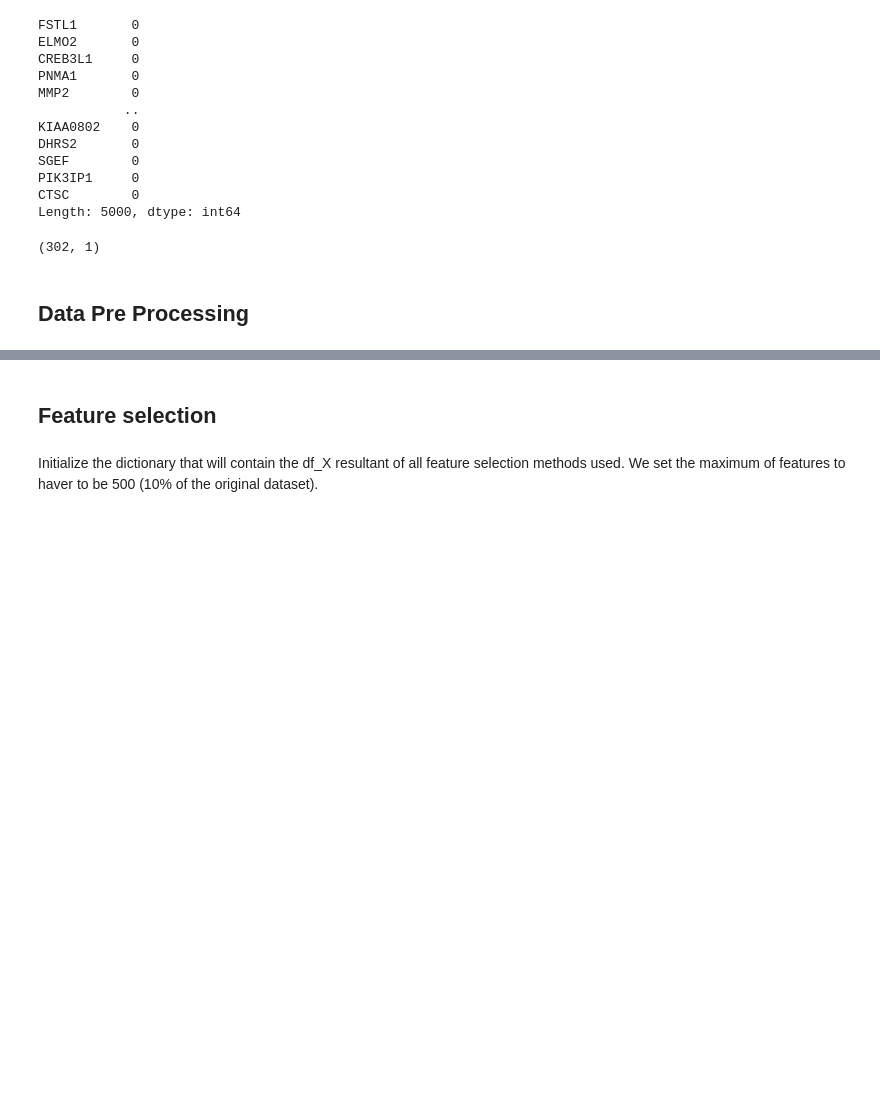
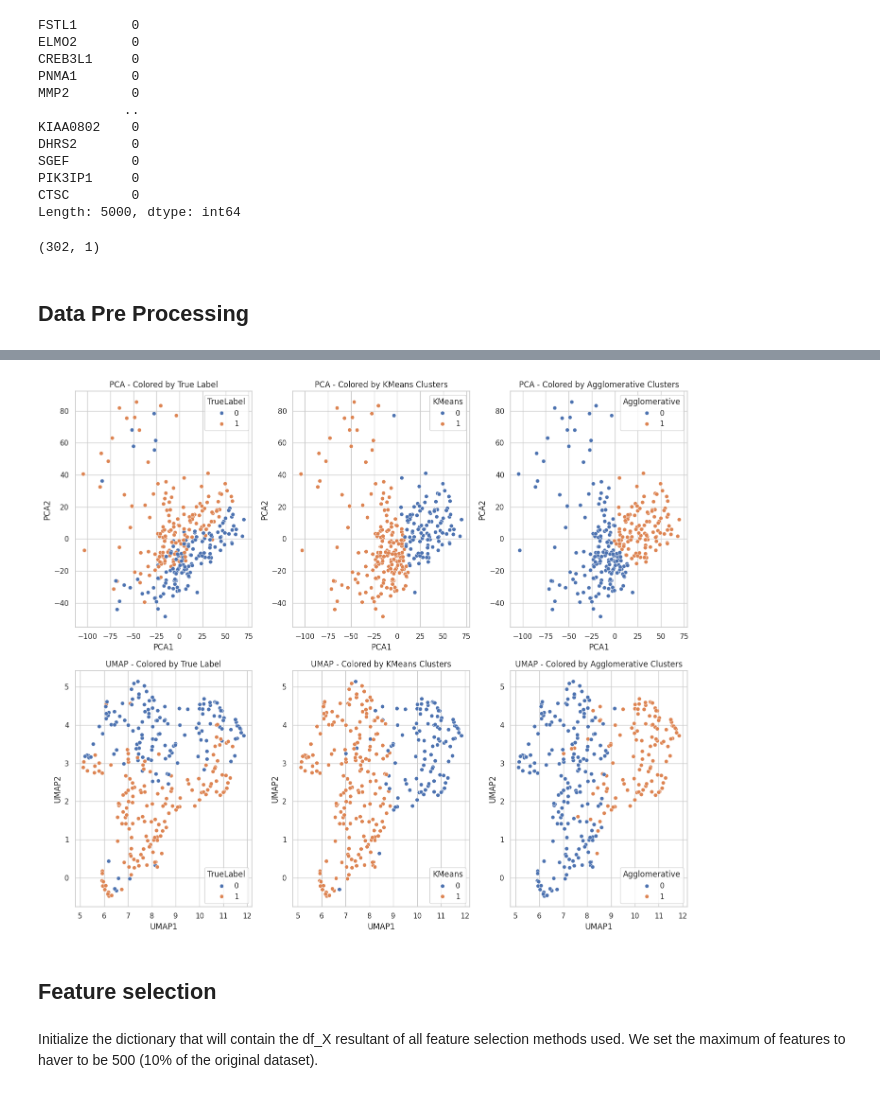
Before and after one commit to barbara-s-neto/Gene_Expression_Cancer_Class, a Jupyter notebook: babs.ipynb, the cells around one changed output, grey strips where cells are left out. Cells and saved outputs as stored; diff of their text form; code cells hidden in the pictures; blank space fills up the shorter version.

```diff
--- a/babs.ipynb
+++ b/babs.ipynb
@@ -65,0 +73,6 @@ X_scaled = scaler.fit_transform(df_X)
+# %%
+kmeans = KMeans(n_clusters=2, random_state=42)
+kmeans_labels = kmeans.fit_predict(X_scaled)
+# %%
+agg = AgglomerativeClustering(n_clusters=2)
+agg_labels = agg.fit_predict(X_scaled)
@@ -66,3 +136,40 @@ X_scaled = scaler.fit_transform(df_X)
+# %%
+results = pd.DataFrame({
+    'PCA1': X_pca[:, 0],
+    'PCA2': X_pca[:, 1],
+    'UMAP1': X_umap[:, 0],
+    'UMAP2': X_umap[:, 1],
+    'KMeans': kmeans_labels,
+    'Agglomerative': agg_labels,
+    'TrueLabel': y
+})
+# %%
+fig, axes = plt.subplots(2, 3, figsize=(14, 12))
+
+sns.scatterplot(data=results, x='PCA1', y='PCA2', hue='TrueLabel', ax=axes[0, 0])
+axes[0, 0].set_title('PCA - Colored by True Label')
+
+sns.scatterplot(data=results, x='PCA1', y='PCA2', hue='KMeans', ax=axes[0, 1])
+axes[0, 1].set_title('PCA - Colored by KMeans Clusters')
+
+sns.scatterplot(data=results, x='PCA1', y='PCA2', hue='Agglomerative', ax=axes[0, 2])
+axes[0, 2].set_title('PCA - Colored by Agglomerative Clusters')
+
+
+sns.scatterplot(data=results, x='UMAP1', y='UMAP2', hue='TrueLabel', ax=axes[1, 0])
+axes[1, 0].set_title('UMAP - Colored by True Label')
+
+sns.scatterplot(data=results, x='UMAP1', y='UMAP2', hue='KMeans', ax=axes[1, 1])
+axes[1, 1].set_title('UMAP - Colored by KMeans Clusters')
+
+sns.scatterplot(data=results, x='UMAP1', y='UMAP2', hue='Agglomerative', ax=axes[1, 2])
+axes[1, 2].set_title('UMAP - Colored by Agglomerative Clusters')
+
+
+plt.tight_layout()
+plt.show()
+# %% [output]
+[figure, added]
 # %% [markdown]
 ## Feature selection
 # %% [markdown]
```
Also changed, not shown: parts of 11 cells of this notebook.
